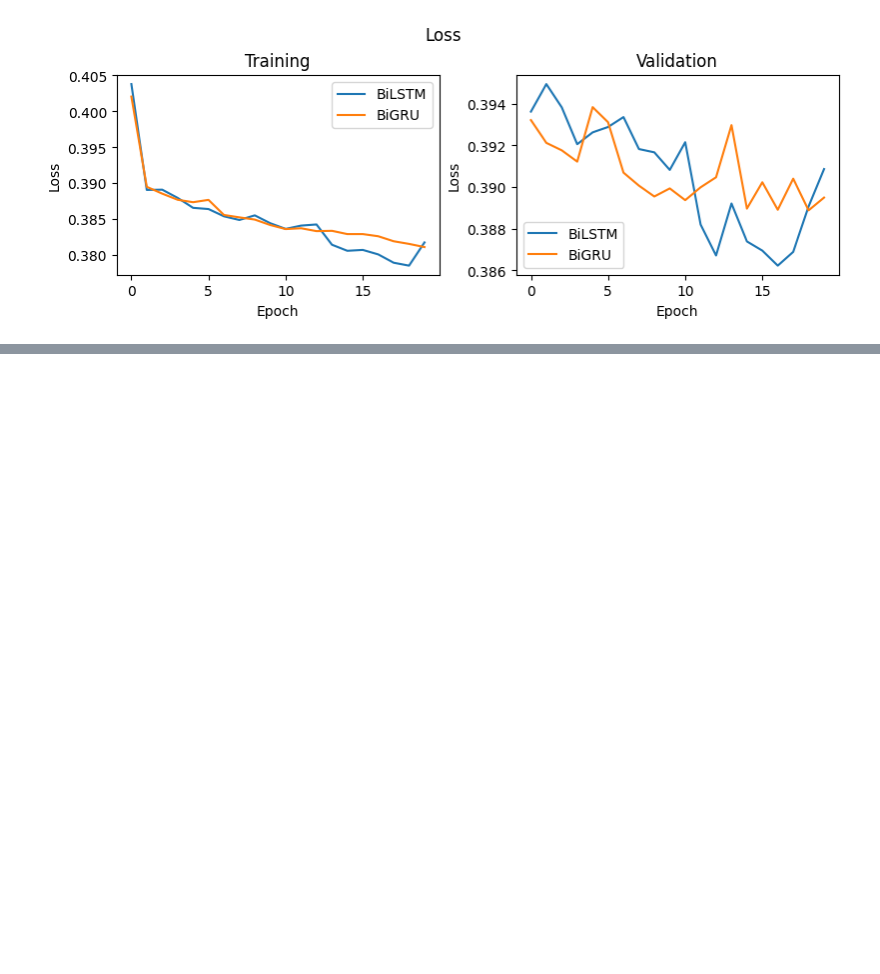
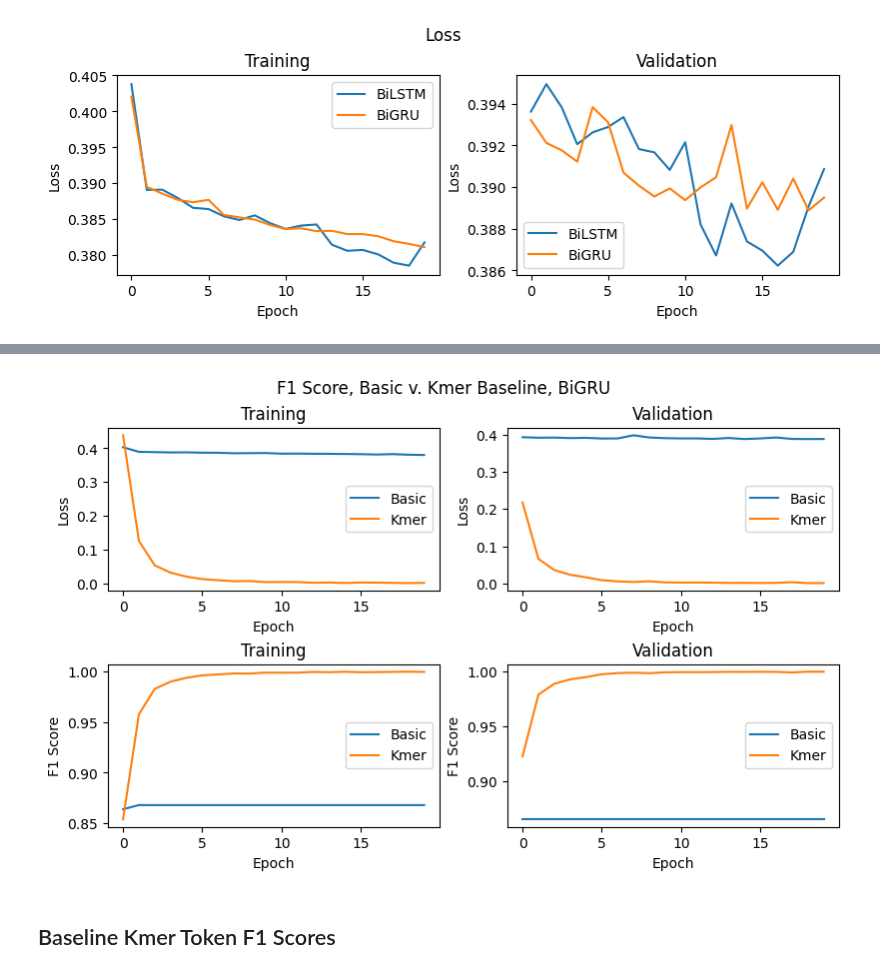
Before and after one commit to anwari32/sequence-processing, a Jupyter notebook: baseline_viz.ipynb, the cells around one changed output, grey strips where cells are left out. Saved outputs shown, nothing was run; the diff lists cells and outputs as text; code cells hidden in the pictures; blank space fills up the shorter version.

```diff
--- a/baseline_viz.ipynb
+++ b/baseline_viz.ipynb
@@ -222,0 +330,66 @@ plt.show()
+# %%
+xs = [i for i in range(20)]
+figs, axes = plt.subplots(nrows=2, ncols=2, constrained_layout=True, figsize=(8, 5))
+
+# train f1 score
+axes[0][0].plot(
+    xs,
+    bigru_df["loss"].values,
+    label="Basic"
+)
+axes[0][0].plot(
+    xs,
+    kmer_bigru_df["loss"].values,
+    label="Kmer"
+)
+axes[0][0].set(xlabel="Epoch", ylabel="Loss", title="Training")
+axes[0][0].legend()
+
+# f1 score
+axes[0][1].plot(
+    xs,
+    bigru_df["val_loss"].values,
+    label="Basic"
+)
+axes[0][1].plot(
+    xs,
+    kmer_bigru_df["val_loss"].values,
+    label="Kmer"
+)
+axes[0][1].set(xlabel="Epoch", ylabel="Loss", title="Validation")
+axes[0][1].legend()
+
+# train f1 score
+axes[1][0].plot(
+    xs,
+    bigru_df["f1_score"].values,
+    label="Basic"
+)
+axes[1][0].plot(
+    xs,
+    kmer_bigru_df["f1_score"].values,
+    label="Kmer"
+)
+axes[1][0].set(xlabel="Epoch", ylabel="F1 Score", title="Training")
+axes[1][0].legend()
+
+# f1 score
+axes[1][1].plot(
+    xs,
+    bigru_df["val_f1_score"].values,
+    label="Basic"
+)
+axes[1][1].plot(
+    xs,
+    kmer_bigru_df["val_f1_score"].values,
+    label="Kmer"
+)
+axes[1][1].set(xlabel="Epoch", ylabel="F1 Score", title="Validation")
+axes[1][1].legend()
+
+plt.suptitle("F1 Score, Basic v. Kmer Baseline, BiGRU")
+plt.show()
+# %% [output]
+[figure, added]
+# %% [markdown]
+## Baseline Kmer Token F1 Scores
```
Also changed, not shown: parts of 8 cells of this notebook, 11 other files.
